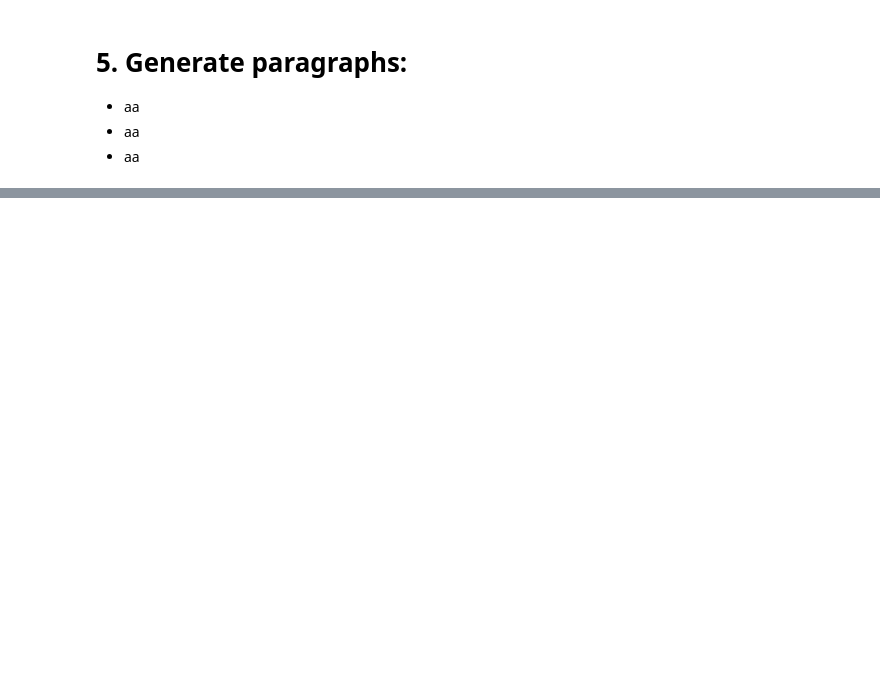
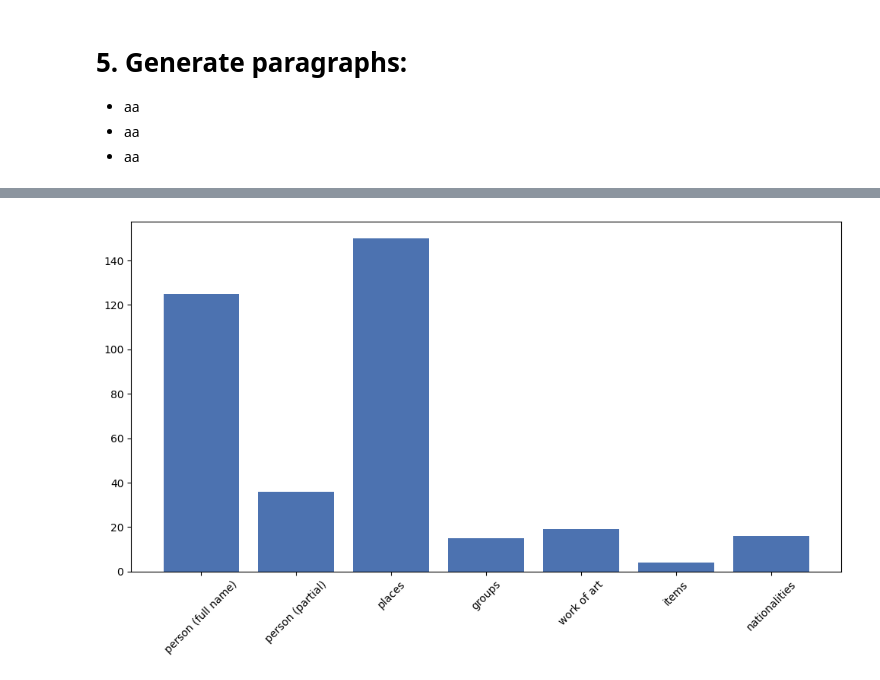
Before and after one commit to danielhk753/CLECK, a Jupyter notebook: notebooks/create_dataset.ipynb, the cells around one changed output, grey strips where cells are left out. Cells and saved outputs as stored; diff of their text form; code cells hidden in the pictures; blank space fills up the shorter version.

Commit message:
Finish creating new qa data with changes in date and number clustering technics.

```diff
--- a/notebooks/create_dataset.ipynb
+++ b/notebooks/create_dataset.ipynb
@@ -250,0 +553,21 @@ knowledge_maze_paragraphs = load_json(f"{REPO_PATH}\data_files\knowledge_maze_pa
+# %%
+from knowledge_maze.tools.api_tools import *
+
+PROMPT = """you get a question-answer pairs, give a category to the answer, choose from the following:
+- person (full name)
+- person (partial)
+- places (names of places like cities, countries, buildings etc.)
+- items (products, materials etc.)
+- groups (companies, organizations, groups of people like teams etc.)
+- nationalities
+- numericals (pure numbers, age, money, percent. only definite numbers, not spans)
+- work of art (painting, movie name etc.)
+- dates
+- others
+"""
+
+# Create LLM API call objects:
+generator = gptAPI(PROMPT,
+                   temperature = 0.2,
+                   max_concurrent_requests = 100,
+                   max_rpm=4900)
@@ -250,0 +585,4 @@ knowledge_maze_paragraphs = load_json(f"{REPO_PATH}\data_files\knowledge_maze_pa
+# %%
+pair_inputs = [[f"Question: {question}, Answer: {sample['Answer'][0]}" for question in sample['Questions']] for sample in cluster_data[:100]]
+pair_inputs_flats = [item for sublist in pair_inputs for item in sublist]
+verdict = await generator.async_run(pair_inputs_flats)
@@ -250,0 +620,16 @@ knowledge_maze_paragraphs = load_json(f"{REPO_PATH}\data_files\knowledge_maze_pa
+# %%
+from collections import Counter
+import matplotlib.pyplot as plt
+
+# Count the frequencies
+counter = Counter(verdict)
+labels, counts = zip(*counter.items())
+
+# Plot
+plt.figure(figsize=(10, 6))
+plt.bar(labels, counts)  # Bar chart with exact labels
+plt.xticks(rotation=45)  # Tilt x-axis labels
+plt.tight_layout()
+plt.show()
+# %% [output]
+[figure, added]
```
Also changed, not shown: parts of 42 cells of this notebook, 2 other files.
